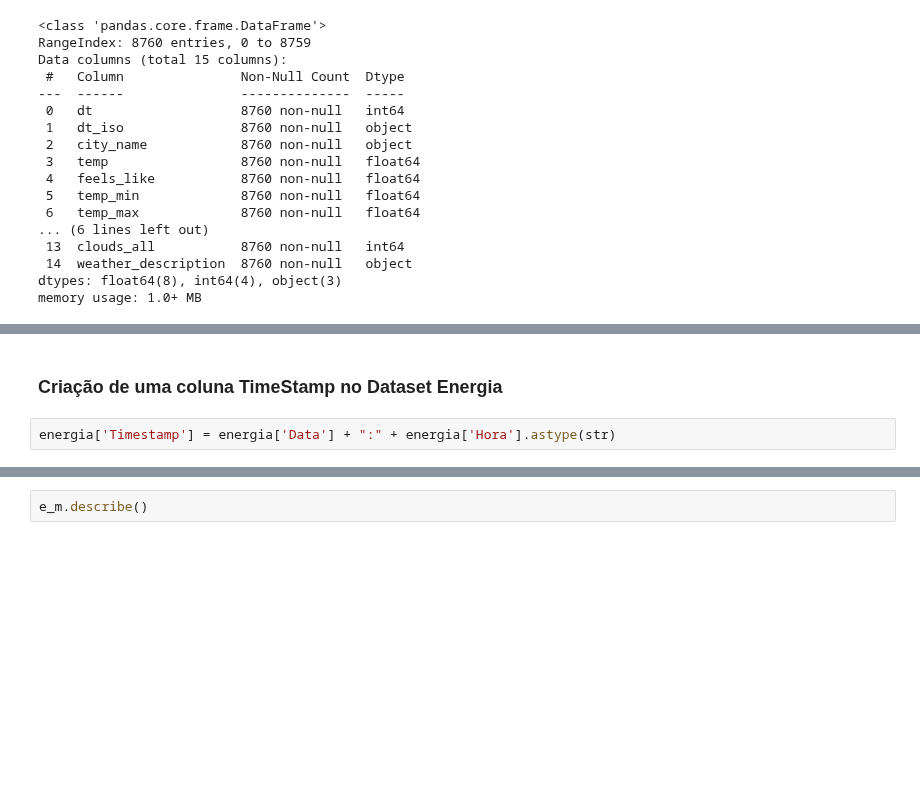
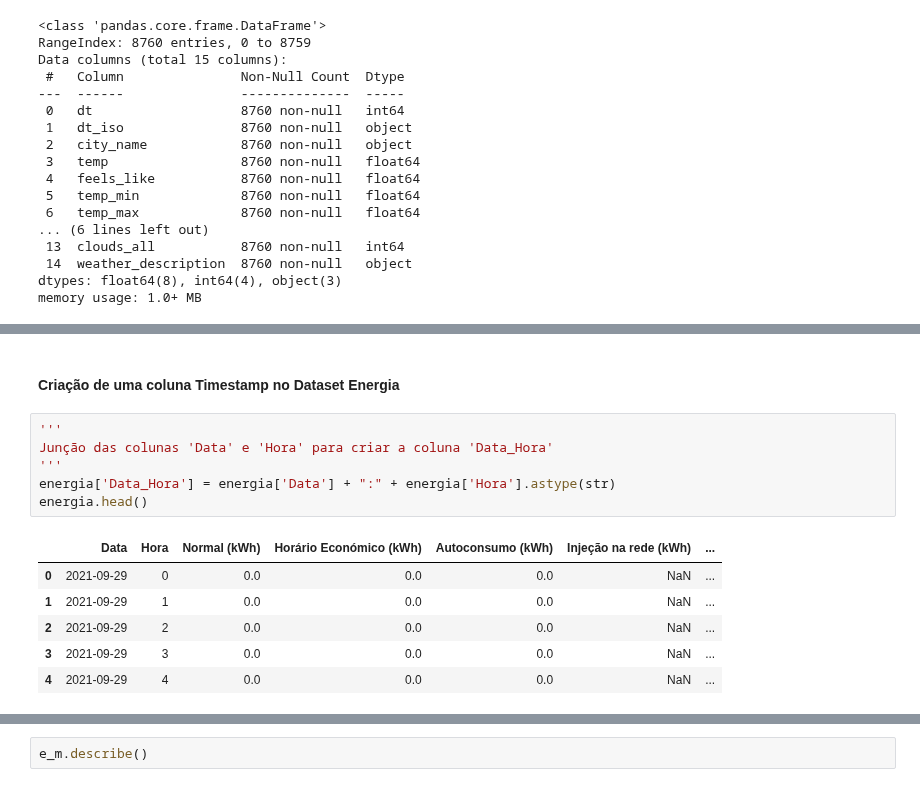
Before and after one commit to rafa2002/DAA-2324, a Jupyter notebook: Energy.ipynb, the cells around one changed output, grey strips where cells are left out. Saved outputs shown, nothing was run; the diff lists cells and outputs as text; blank space fills up the shorter version.

```diff
--- a/Energy.ipynb
+++ b/Energy.ipynb
@@ -152,5 +182,16 @@ meteo.tail()
 # %% [markdown]
-### Criação de uma coluna TimeStamp no Dataset Energia
+#### Criação de uma coluna Timestamp no Dataset Energia
-# %%
-energia['Timestamp'] = energia['Data'] + ":" + energia['Hora'].astype(str)
+# %%
+'''
+Junção das colunas 'Data' e 'Hora' para criar a coluna 'Data_Hora'
+'''
+energia['Data_Hora'] = energia['Data'] + ":" + energia['Hora'].astype(str)
+energia.head()
+# %% [output]
+|  | Data | Hora | Normal (kWh) | Horário Económico (kWh) | Autoconsumo (kWh) | Injeção na rede (kWh) | ... |
+| 0 | 2021-09-29 | 0 | 0.0 | 0.0 | 0.0 | NaN | ... |
+| 1 | 2021-09-29 | 1 | 0.0 | 0.0 | 0.0 | NaN | ... |
+| 2 | 2021-09-29 | 2 | 0.0 | 0.0 | 0.0 | NaN | ... |
+| 3 | 2021-09-29 | 3 | 0.0 | 0.0 | 0.0 | NaN | ... |
+| 4 | 2021-09-29 | 4 | 0.0 | 0.0 | 0.0 | NaN | ... |
 # %%
```
Also changed, not shown: parts of 20 cells of this notebook.
